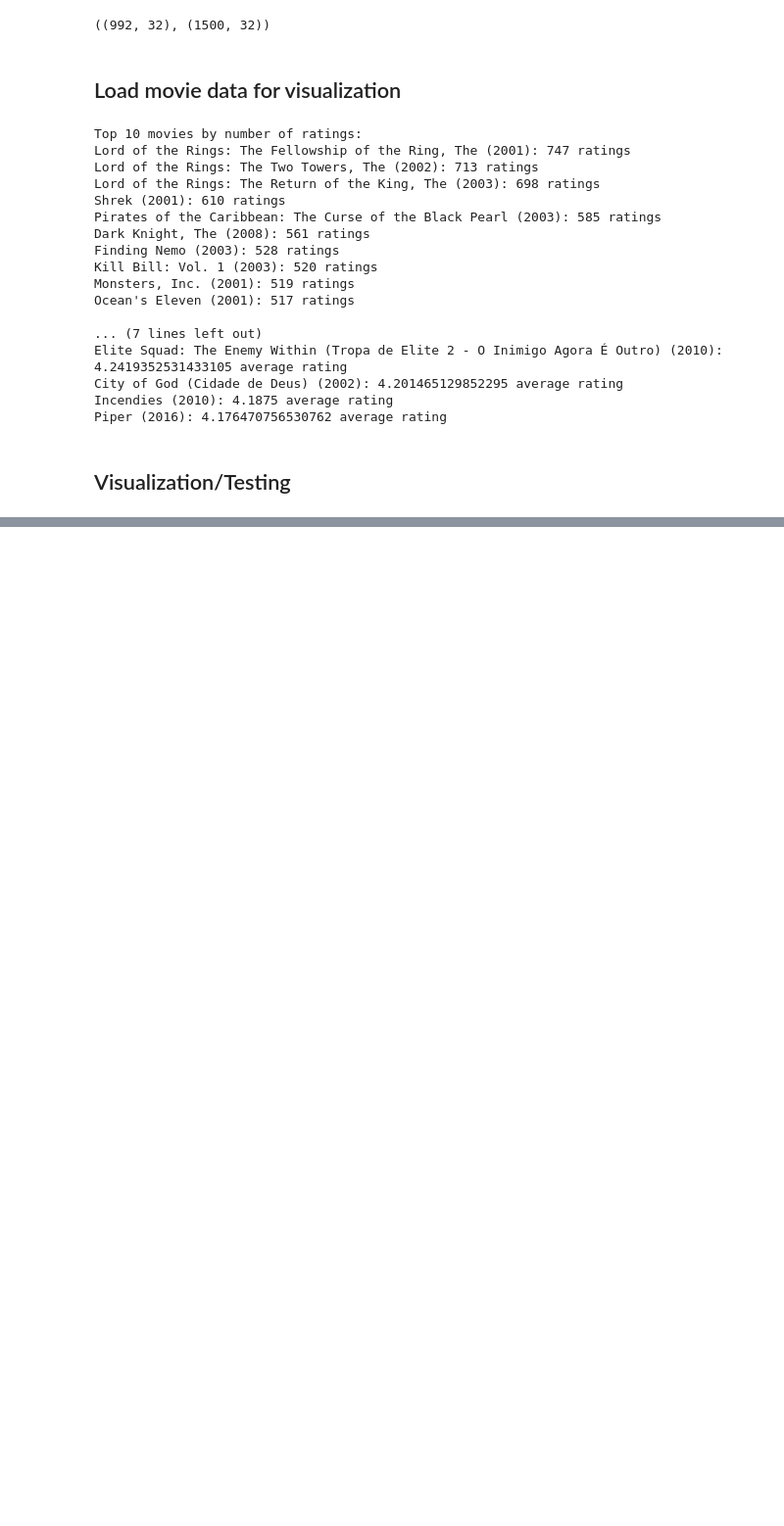
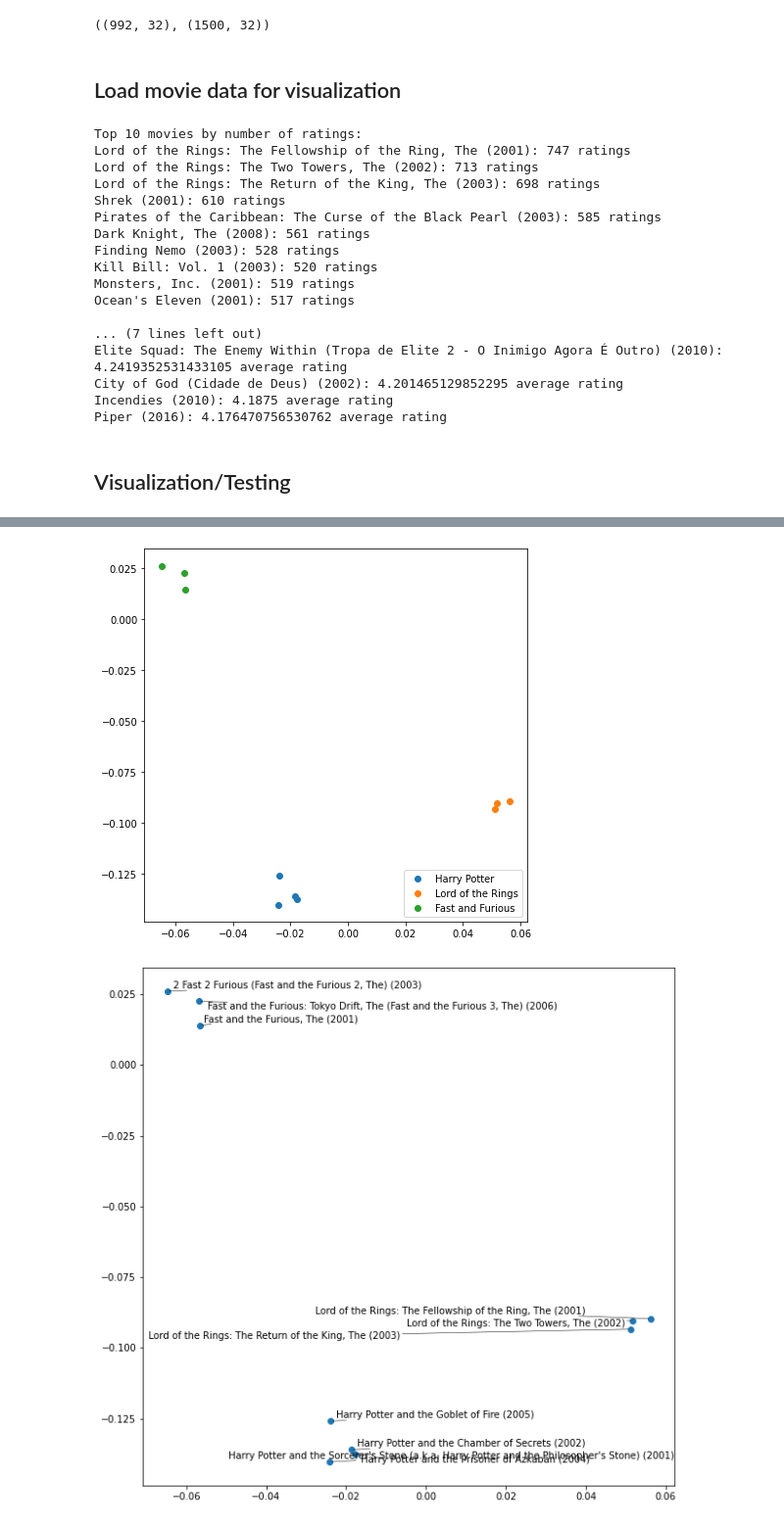
Before and after one commit to L-anc/MovieLens, a Jupyter notebook: neural_cf/neural_mf.ipynb, the cells around one changed output, grey strips where cells are left out. Shown at 98% size. Saved outputs shown, nothing was run; the diff lists cells and outputs as text; code cells hidden in the pictures; blank space fills up the shorter version.

```diff
--- a/neural_cf/neural_mf.ipynb
+++ b/neural_cf/neural_mf.ipynb
@@ -349,0 +364,62 @@ plot_svd(top_movie_ids[:n_movies], "top_movies.png")
+# %%
+harry_potter = [
+    "Harry Potter and the Sorcerer's Stone (a.k.a. Harry Potter and the Philosopher's Stone) (2001)",
+    "Harry Potter and the Chamber of Secrets (2002)",
+    "Harry Potter and the Prisoner of Azkaban (2004)",
+    "Harry Potter and the Goblet of Fire (2005)",
+    # "Harry Potter and the Order of the Phoenix (2007)",
+    # "Harry Potter and the Half-Blood Prince (2009)",
+    # "Harry Potter and the Deathly Hallows: Part 1 (2010)",
+    # "Harry Potter and the Deathly Hallows: Part 2 (2011)",
+]
+harry_potter_ids = [movie_dict[movie] for movie in harry_potter]
+
+lotr = [
+    "Lord of the Rings: The Fellowship of the Ring, The (2001)",
+    "Lord of the Rings: The Two Towers, The (2002)",
+    "Lord of the Rings: The Return of the King, The (2003)",
+]
+lotr_ids = [movie_dict[movie] for movie in lotr]
+
+fast = [
+    "Fast and the Furious, The (2001)",
+    "2 Fast 2 Furious (Fast and the Furious 2, The) (2003)",
+    "Fast and the Furious: Tokyo Drift, The (Fast and the Furious 3, The) (2006)",
+    # "Fast & Furious (Fast and the Furious 4, The) (2009)",
+    # "Fast Five (Fast and the Furious 5, The) (2011)",
+    # "Fast & Furious 6 (Fast and the Furious 6, The) (2013)",
+]
+fast_ids = [movie_dict[movie] for movie in fast]
+
+bourne = [
+    "Bourne Identity, The (2002)",
+    "Bourne Supremacy, The (2004)",
+    "Bourne Ultimatum, The (2007)",
+    "Bourne Legacy, The (2012)",
+]
+bourne_ids = [movie_dict[movie] for movie in bourne]
+
+ice_age = [
+    "Ice Age (2002)",
+    "Ice Age 2: The Meltdown (2006)",
+    "Ice Age: Dawn of the Dinosaurs (2009)",
+    "Ice Age 4: Continental Drift (2012)",
+]
+ice_age_ids = [movie_dict[movie] for movie in ice_age]
+
+plt.figure(figsize=(7, 7))
+# plt.scatter(movie_projected[0, movie_ids], movie_projected[1, movie_ids], alpha=0.1, color="k")
+plt.scatter(movie_projected[0, harry_potter_ids], movie_projected[1, harry_potter_ids], label="Harry Potter")
+plt.scatter(movie_projected[0, lotr_ids], movie_projected[1, lotr_ids], label="Lord of the Rings")
+plt.scatter(movie_projected[0, fast_ids], movie_projected[1, fast_ids], label="Fast and Furious")
+# plt.scatter(movie_projected[0, bourne_ids], movie_projected[1, bourne_ids], label="Jason Bourne")
+# plt.scatter(movie_projected[0, ice_age_ids], movie_projected[1, ice_age_ids], label="Ice Age")
+plt.legend(loc="lower right")
+# plt.ylim(-0.1, 0.15)
+
+plt.savefig("movie_clusters.png", dpi=300, bbox_inches="tight", facecolor="w")
+
+plot_svd(harry_potter_ids + lotr_ids + fast_ids, "movie_clusters.png")
+# %% [output]
+[figure, added]
+[figure, added]
```
Also changed, not shown: parts of 9 cells of this notebook, 7 other files.
